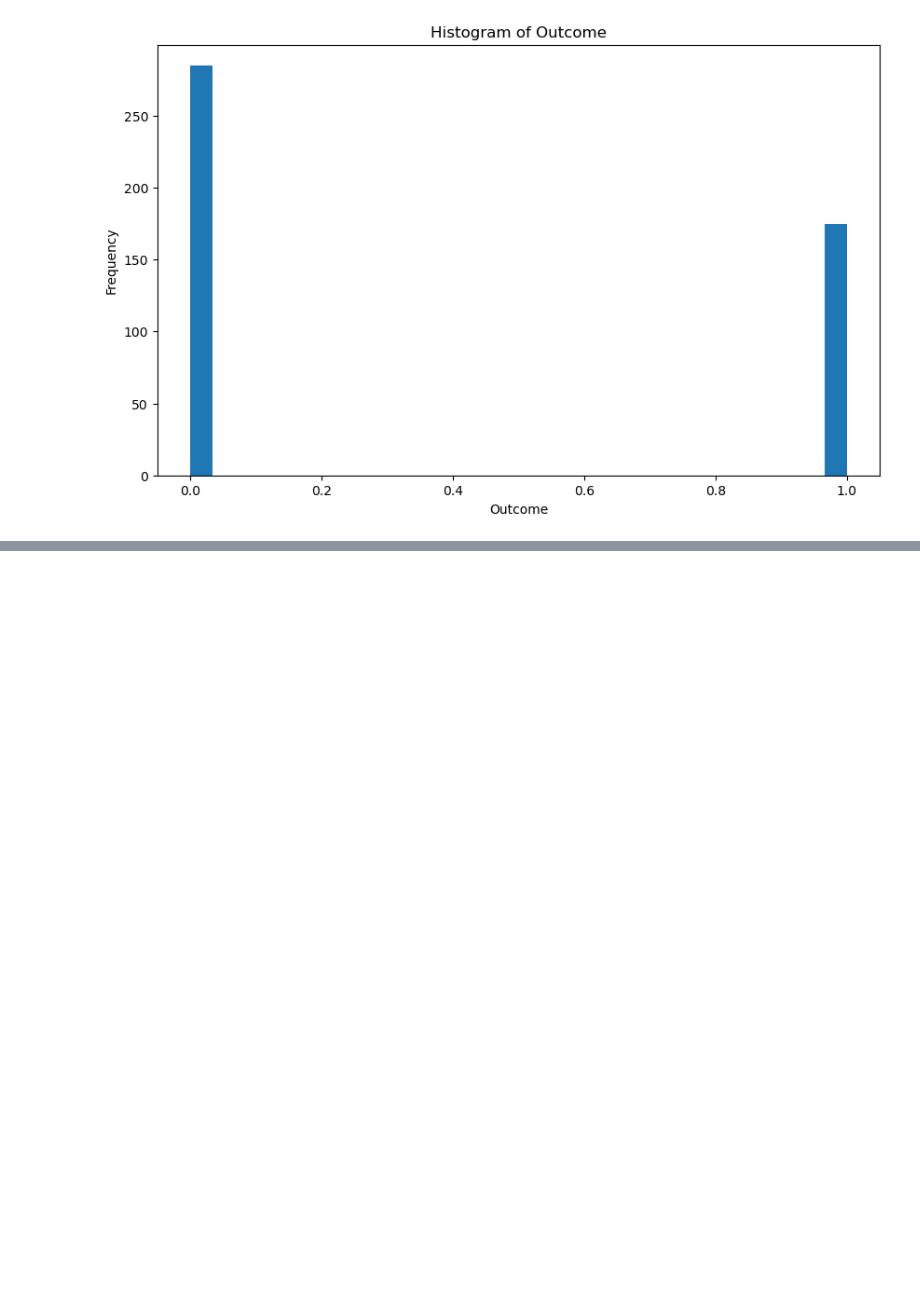
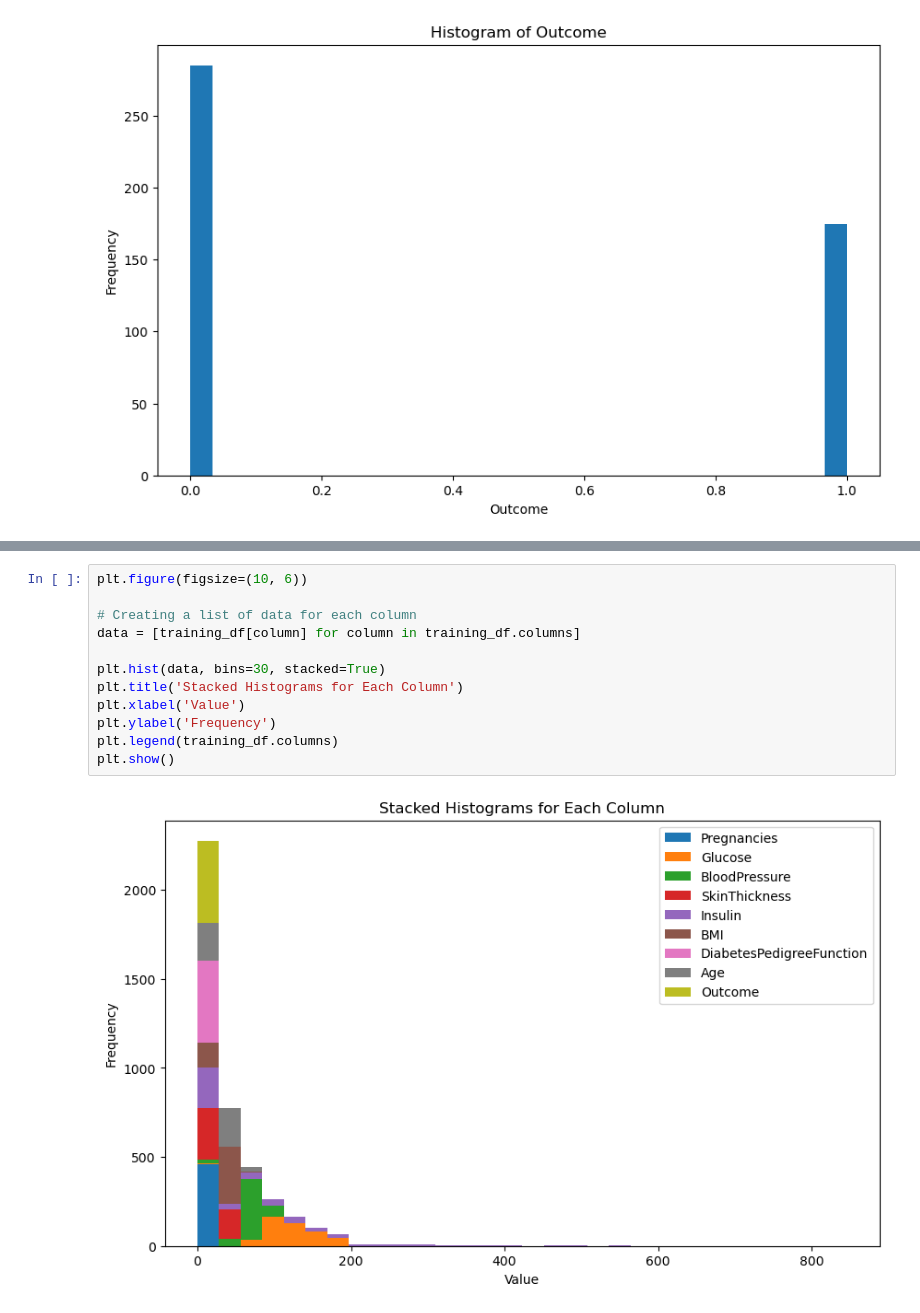
Before and after one commit to MaukanMir/Diabetes-Classifier, a Jupyter notebook: training.ipynb, the cells around one changed output, grey strips where cells are left out. Cells and saved outputs as stored; diff of their text form; blank space fills up the shorter version.

```diff
--- a/training.ipynb
+++ b/training.ipynb
@@ -94,0 +125,14 @@ for column in training_df.columns:
+# %%
+plt.figure(figsize=(10, 6))
+
+# Creating a list of data for each column
+data = [training_df[column] for column in training_df.columns]
+
+plt.hist(data, bins=30, stacked=True)
+plt.title('Stacked Histograms for Each Column')
+plt.xlabel('Value')
+plt.ylabel('Frequency')
+plt.legend(training_df.columns)
+plt.show()
+# %% [output]
+[figure, added]
```
Also changed, not shown: parts of 3 cells of this notebook.
